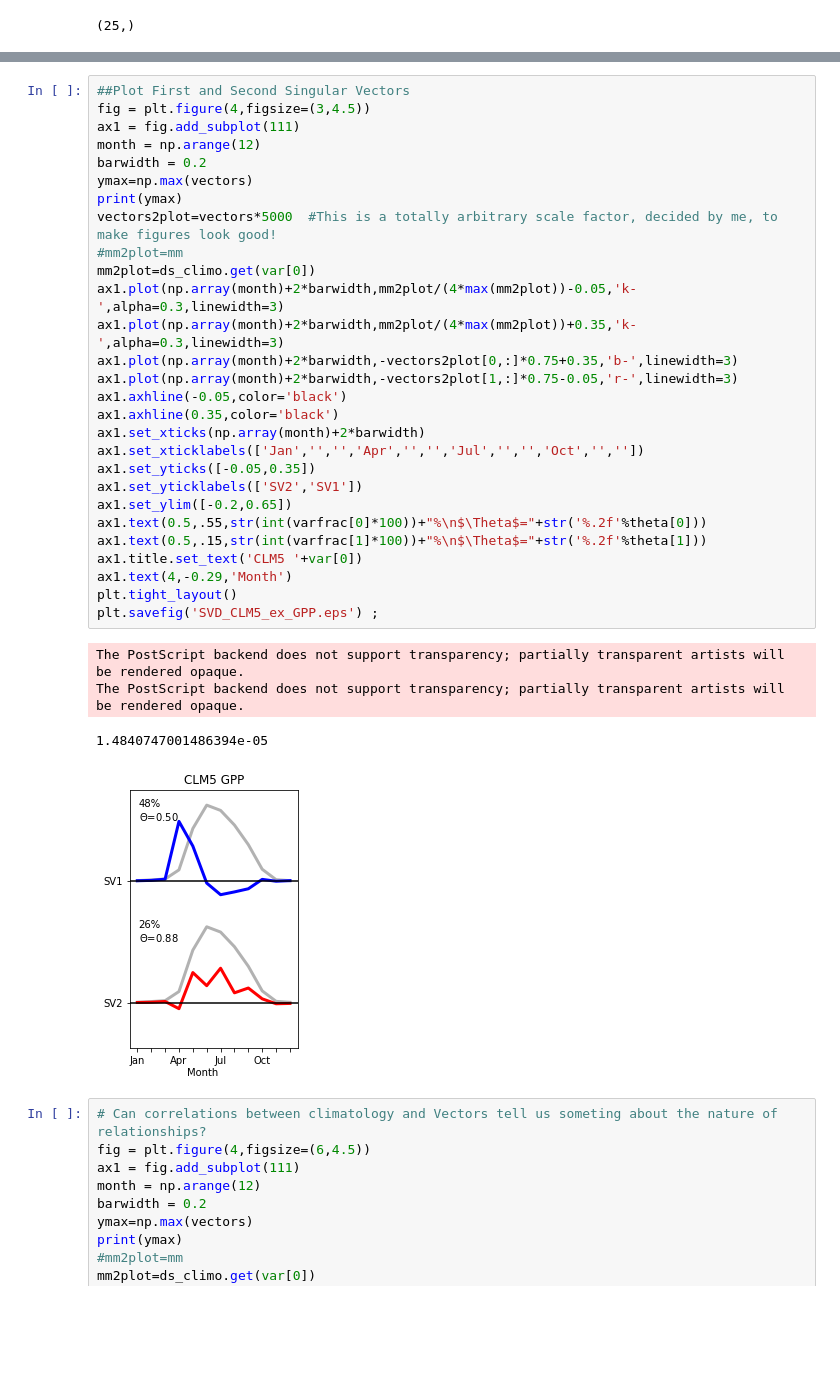
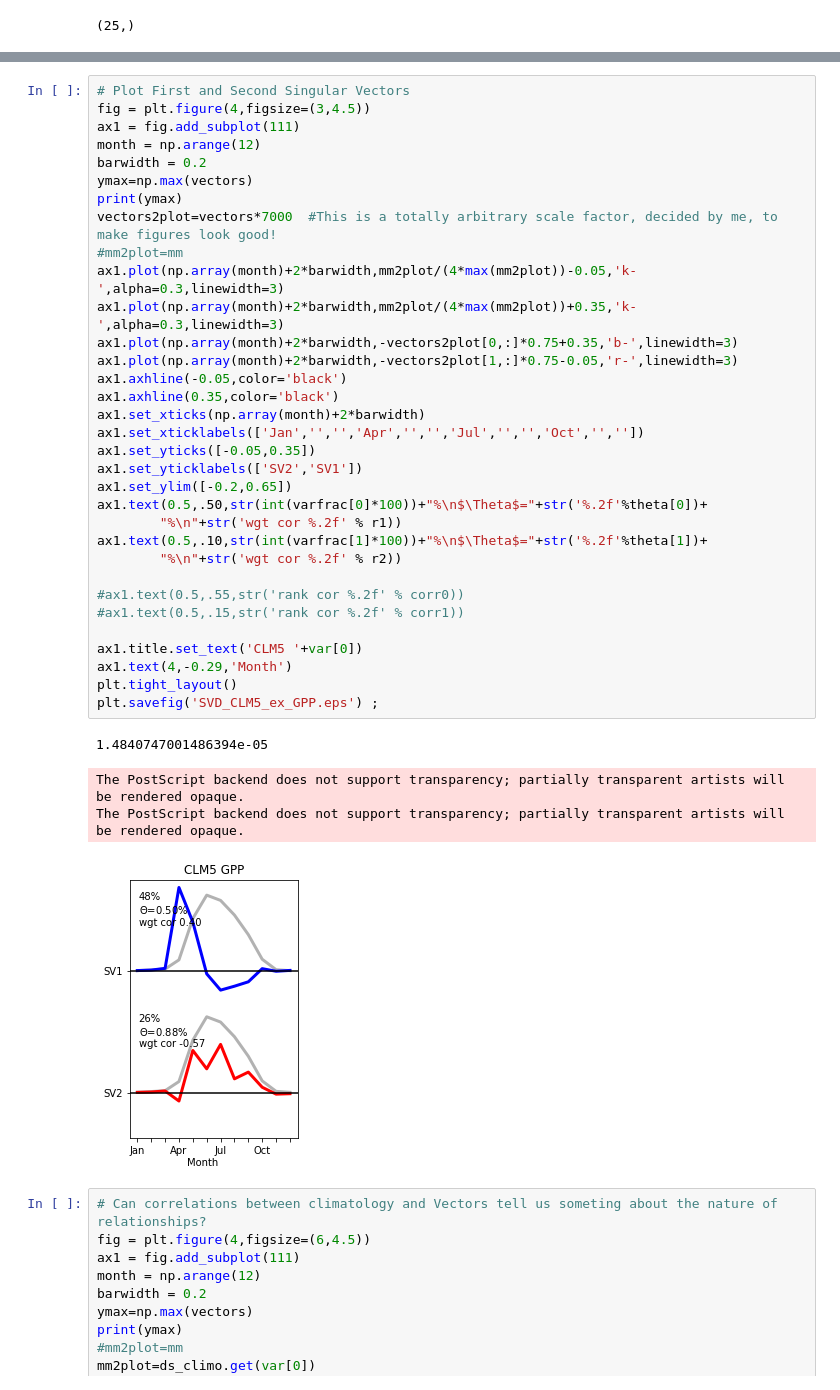
Before and after one commit to NCAR/ctsm_python_gallery, a Jupyter notebook: notebooks/MonthlySVD.ipynb, the cells around one changed output, grey strips where cells are left out. Cells and saved outputs as stored; diff of their text form; blank space fills up the shorter version.

```diff
--- a/notebooks/MonthlySVD.ipynb
+++ b/notebooks/MonthlySVD.ipynb
@@ -178,36 +215,41 @@ varfrac.shape
 # %%
-##Plot First and Second Singular Vectors
+# Plot First and Second Singular Vectors
 fig = plt.figure(4,figsize=(3,4.5))
 ax1 = fig.add_subplot(111)
 month = np.arange(12)
 barwidth = 0.2
 ymax=np.max(vectors)
 print(ymax)
-vectors2plot=vectors*5000  #This is a totally arbitrary scale factor, decided by me, to make figures look good!
+vectors2plot=vectors*7000  #This is a totally arbitrary scale factor, decided by me, to make figures look good!
 #mm2plot=mm
-mm2plot=ds_climo.get(var[0])
 ax1.plot(np.array(month)+2*barwidth,mm2plot/(4*max(mm2plot))-0.05,'k-',alpha=0.3,linewidth=3)
 ax1.plot(np.array(month)+2*barwidth,mm2plot/(4*max(mm2plot))+0.35,'k-',alpha=0.3,linewidth=3)
 ax1.plot(np.array(month)+2*barwidth,-vectors2plot[0,:]*0.75+0.35,'b-',linewidth=3)
 ax1.plot(np.array(month)+2*barwidth,-vectors2plot[1,:]*0.75-0.05,'r-',linewidth=3)
 ax1.axhline(-0.05,color='black')
 ax1.axhline(0.35,color='black')
 ax1.set_xticks(np.array(month)+2*barwidth)
 ax1.set_xticklabels(['Jan','','','Apr','','','Jul','','','Oct','',''])
 ax1.set_yticks([-0.05,0.35])
 ax1.set_yticklabels(['SV2','SV1'])
 ax1.set_ylim([-0.2,0.65])
-ax1.text(0.5,.55,str(int(varfrac[0]*100))+"%\n$\Theta$="+str('%.2f'%theta[0]))
-ax1.text(0.5,.15,str(int(varfrac[1]*100))+"%\n$\Theta$="+str('%.2f'%theta[1]))
+ax1.text(0.5,.50,str(int(varfrac[0]*100))+"%\n$\Theta$="+str('%.2f'%theta[0])+
+        "%\n"+str('wgt cor %.2f' % r1))
+ax1.text(0.5,.10,str(int(varfrac[1]*100))+"%\n$\Theta$="+str('%.2f'%theta[1])+
+        "%\n"+str('wgt cor %.2f' % r2))
+
+#ax1.text(0.5,.55,str('rank cor %.2f' % corr0))
+#ax1.text(0.5,.15,str('rank cor %.2f' % corr1))
+
 ax1.title.set_text('CLM5 '+var[0])
 ax1.text(4,-0.29,'Month')
 plt.tight_layout()
 plt.savefig('SVD_CLM5_ex_GPP.eps') ;
 # %% [output]
-The PostScript backend does not support transparency; partially transparent artists will be rendered opaque.
-The PostScript backend does not support transparency; partially transparent artists will be rendered opaque.
+1.4840747001486394e-05
-1.4840747001486394e-05
+The PostScript backend does not support transparency; partially transparent artists will be rendered opaque.
+The PostScript backend does not support transparency; partially transparent artists will be rendered opaque.
-[figure, old version]
+[figure, new version]
 # %%
 # Can correlations between climatology and Vectors tell us someting about the nature of relationships?
 fig = plt.figure(4,figsize=(6,4.5))
```
Also changed, not shown: parts of 28 cells of this notebook, 1 other file.
